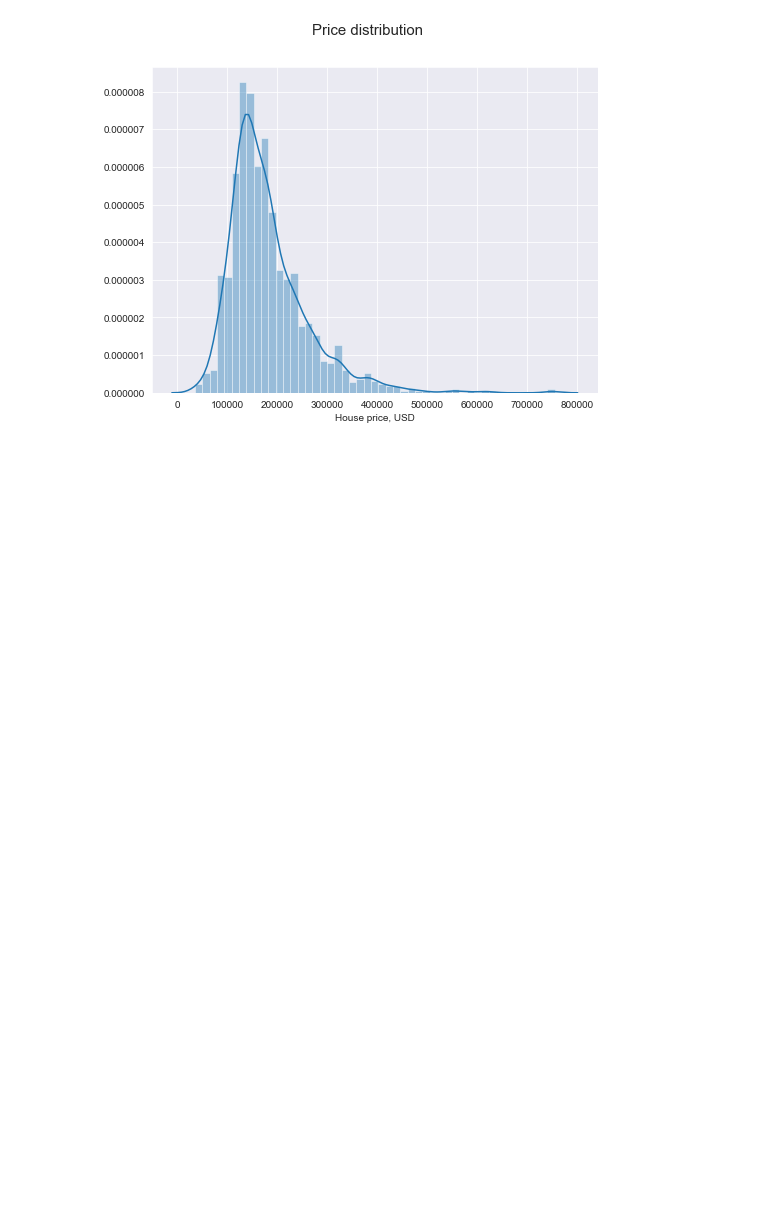
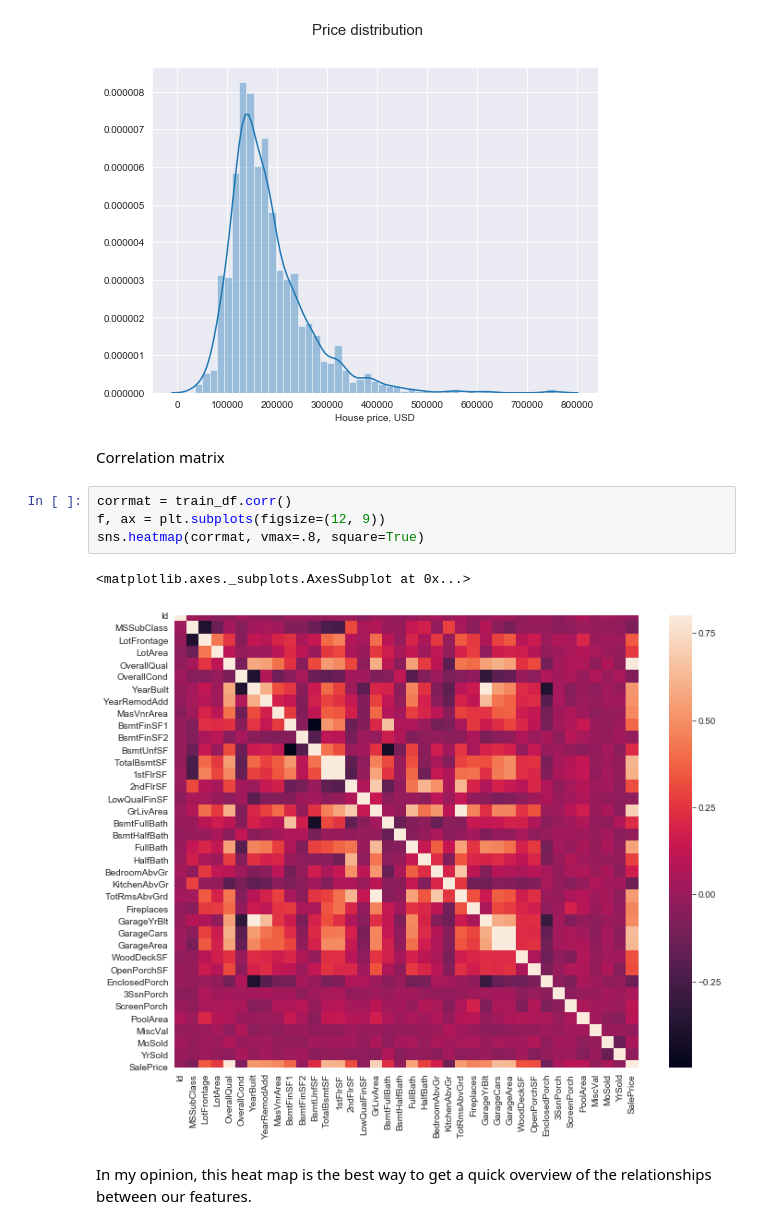
Before and after one commit to angelaiallonardi/Regression_ML_project, a Jupyter notebook: house_prices.ipynb, the cells around one changed output. Drawn from its saved outputs; the diff is of its cells as text; blank space fills up the shorter version.

```diff
--- a/house_prices.ipynb
+++ b/house_prices.ipynb
@@ -129,3 +129,14 @@ plt.suptitle('Price distribution', size=15)
 plt.show()
 # %% [output]
 [figure]
+# %% [markdown]
+Correlation matrix
+# %%
+corrmat = train_df.corr()
+f, ax = plt.subplots(figsize=(12, 9))
+sns.heatmap(corrmat, vmax=.8, square=True)
+# %% [output]
+<matplotlib.axes._subplots.AxesSubplot at 0x...>
+[figure, added]
+# %% [markdown]
+In my opinion, this heat map is the best way to get a quick overview of the relationships between our features.
```
Also changed, not shown: parts of 2 cells of this notebook.
